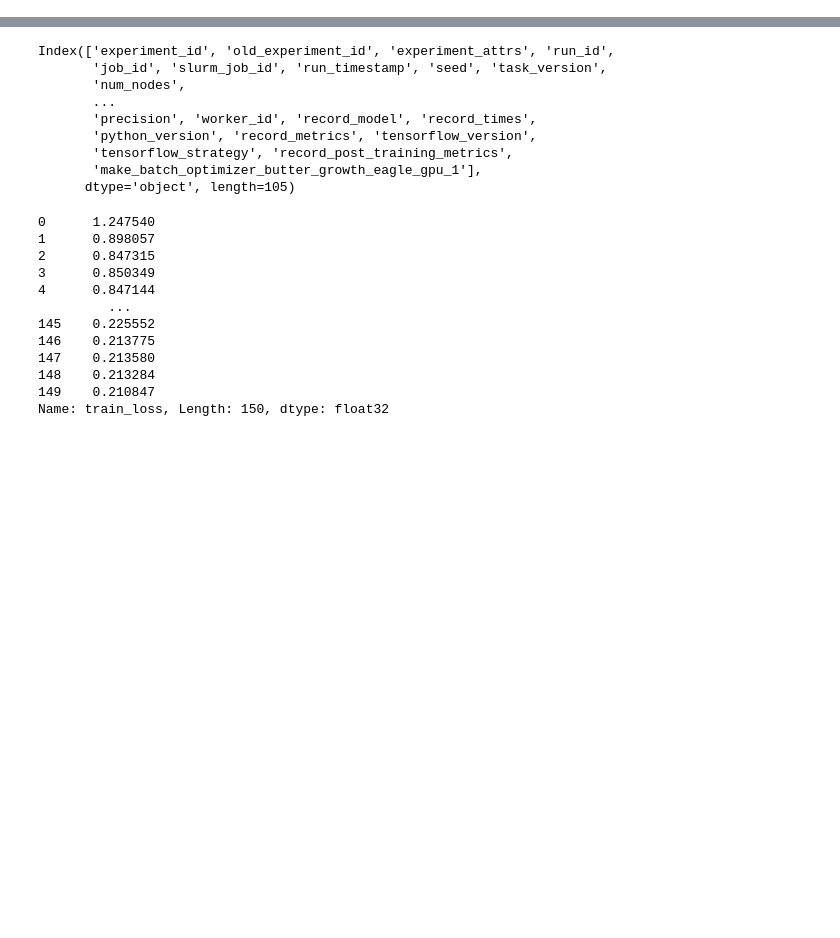
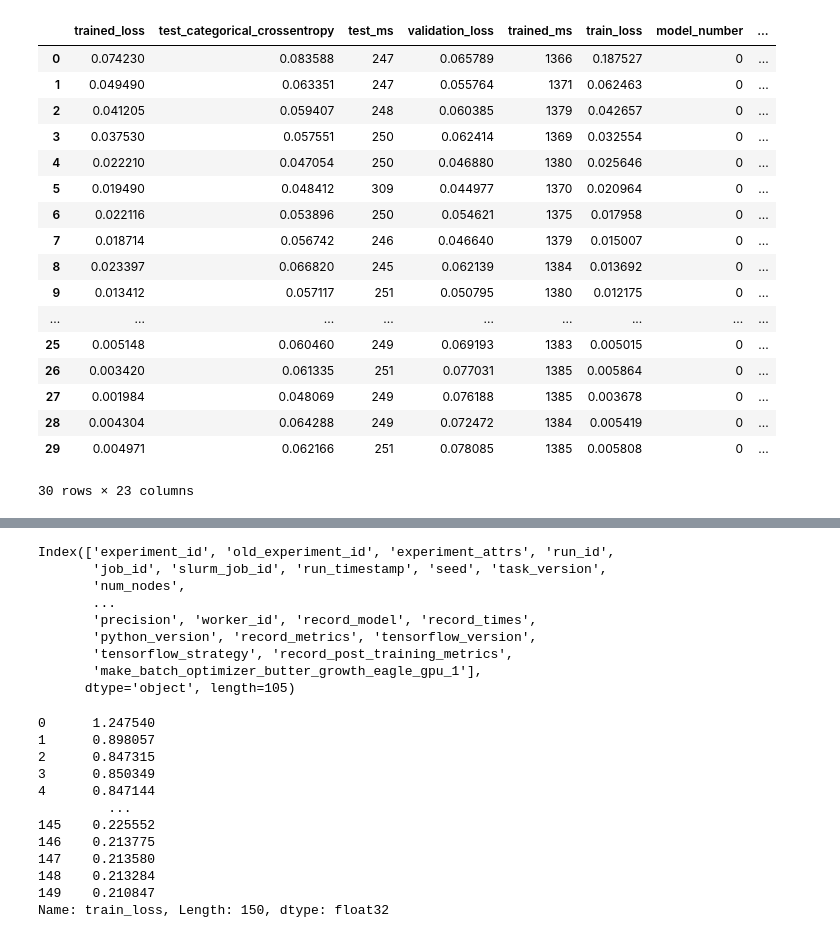
Before and after one commit to NREL/BUTTER-Empirical-Deep-Learning-Experimental-Framework, a Jupyter notebook: example/database_query_example.ipynb, the cells around one changed output, grey strips where cells are left out. Cells and saved outputs as stored; diff of their text form; code cells hidden in the pictures; blank space fills up the shorter version.

```diff
--- a/example/database_query_example.ipynb
+++ b/example/database_query_example.ipynb
@@ -214,0 +33,47 @@ df.head()
+# %%
+
+credentials = jobqueue.load_credentials('dmp')
+with ConnectionManager(credentials) as connection:
+    with connection.cursor(binary=True) as cursor:
+        query = psycopg.sql.SQL("""
+SELECT
+    h.history history
+FROM
+    run_status s,
+    run_data d,
+    history h
+WHERE TRUE
+    AND s.id = d.id
+    AND h.id = s.id
+    AND s.id = 'ee9112e7-b896-4759-aec7-e4b2a43a9336'
+LIMIT 1;
+""")
+
+        cursor.execute(query, binary=True)
+        row = cursor.fetchone()
+        with io.BytesIO(row[0]) as buffer:
+            history = pyarrow.parquet.read_table(
+                pyarrow.PythonFile(buffer, mode='r')).to_pandas()
+
+
+history.describe()
+history
+# %% [output]
+|  | trained_loss | test_categorical_crossentropy | test_ms | validation_loss | trained_ms | train_loss | model_number | ... |
+| 0 | 0.074230 | 0.083588 | 247 | 0.065789 | 1366 | 0.187527 | 0 | ... |
+| 1 | 0.049490 | 0.063351 | 247 | 0.055764 | 1371 | 0.062463 | 0 | ... |
+| 2 | 0.041205 | 0.059407 | 248 | 0.060385 | 1379 | 0.042657 | 0 | ... |
+| 3 | 0.037530 | 0.057551 | 250 | 0.062414 | 1369 | 0.032554 | 0 | ... |
+| 4 | 0.022210 | 0.047054 | 250 | 0.046880 | 1380 | 0.025646 | 0 | ... |
+| 5 | 0.019490 | 0.048412 | 309 | 0.044977 | 1370 | 0.020964 | 0 | ... |
+| 6 | 0.022116 | 0.053896 | 250 | 0.054621 | 1375 | 0.017958 | 0 | ... |
+| 7 | 0.018714 | 0.056742 | 246 | 0.046640 | 1379 | 0.015007 | 0 | ... |
+| 8 | 0.023397 | 0.066820 | 245 | 0.062139 | 1384 | 0.013692 | 0 | ... |
+| 9 | 0.013412 | 0.057117 | 251 | 0.050795 | 1380 | 0.012175 | 0 | ... |
+| ... | ... | ... | ... | ... | ... | ... | ... | ... |
+| 25 | 0.005148 | 0.060460 | 249 | 0.069193 | 1383 | 0.005015 | 0 | ... |
+| 26 | 0.003420 | 0.061335 | 251 | 0.077031 | 1385 | 0.005864 | 0 | ... |
+| 27 | 0.001984 | 0.048069 | 249 | 0.076188 | 1385 | 0.003678 | 0 | ... |
+| 28 | 0.004304 | 0.064288 | 249 | 0.072472 | 1384 | 0.005419 | 0 | ... |
+| 29 | 0.004971 | 0.062166 | 251 | 0.078085 | 1385 | 0.005808 | 0 | ... |
+30 rows × 23 columns
```
Also changed, not shown: parts of 4 cells of this notebook, 1 other file.
